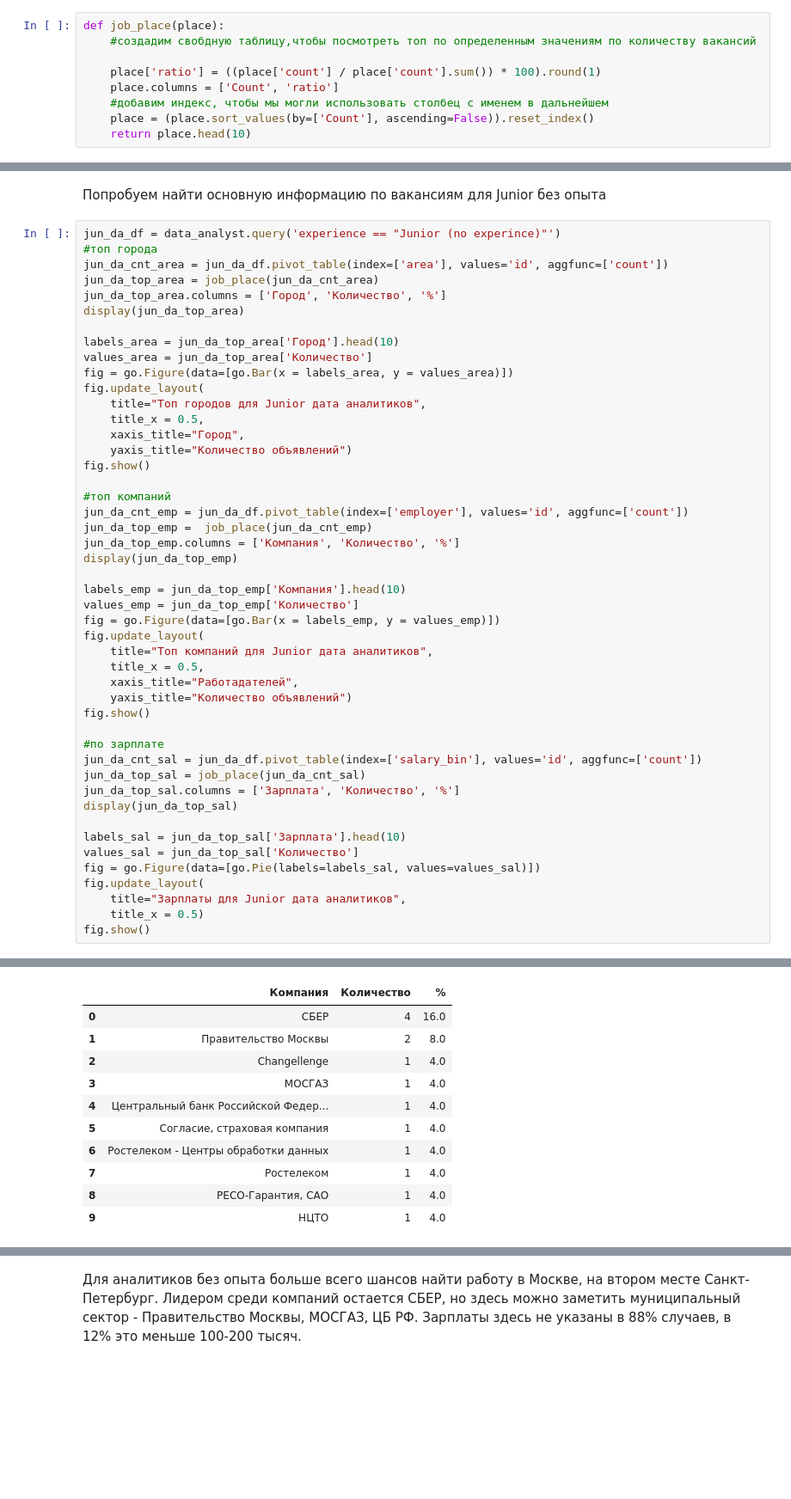
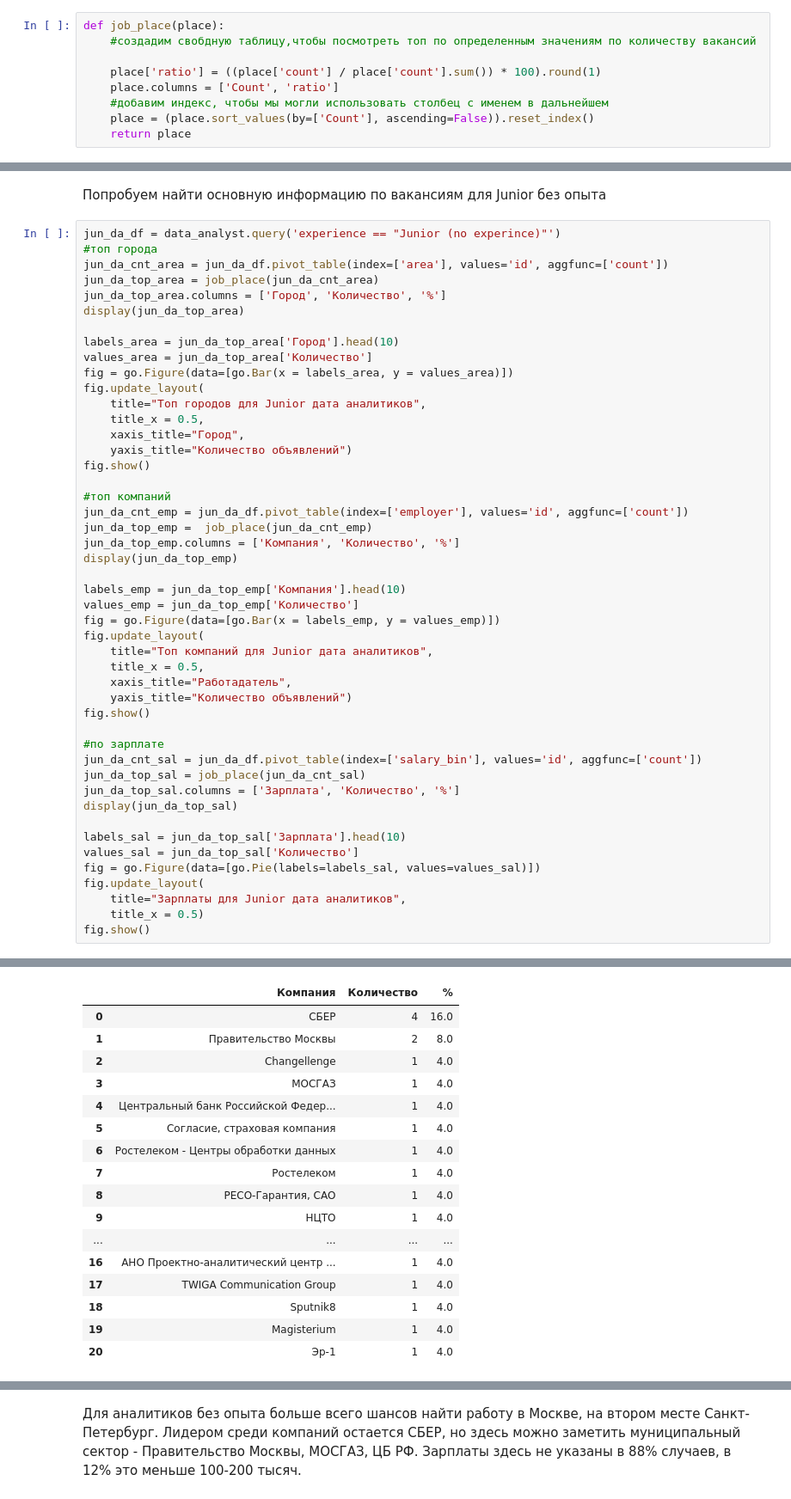
Before and after one commit to AndreyP95/compare_ba_and_da, a Jupyter notebook: comparison_ba_and_da.ipynb, the cells around one changed output, grey strips where cells are left out. Shown at 86% size. Cells and saved outputs as stored; diff of their text form; blank space fills up the shorter version.

```diff
--- a/comparison_ba_and_da.ipynb
+++ b/comparison_ba_and_da.ipynb
@@ -1308,7 +1264,7 @@ def job_place(place):
     place.columns = ['Count', 'ratio']
     #добавим индекс, чтобы мы могли использовать столбец с именем в дальнейшем
     place = (place.sort_values(by=['Count'], ascending=False)).reset_index()
-    return place.head(10)
+    return place
 # %%
 #добавим данный код, чтобы не выводилось сообщение об ошибке
 pd.options.mode.chained_assignment = None #default='warn'
@@ -1745,7 +1709,7 @@ fig = go.Figure(data=[go.Bar(x = labels_emp, y = values_emp)])
 fig.update_layout(
     title="Топ компаний для Junior дата аналитиков",
     title_x = 0.5,
-    xaxis_title="Работадателей",
+    xaxis_title="Работадатель",
     yaxis_title="Количество объявлений")
 fig.show()
 
@@ -1757,33 +1721,39 @@ display(jun_da_top_sal)
 
 labels_sal = jun_da_top_sal['Зарплата'].head(10)
 values_sal = jun_da_top_sal['Количество']
 fig = go.Figure(data=[go.Pie(labels=labels_sal, values=values_sal)])
 fig.update_layout(
     title="Зарплаты для Junior дата аналитиков",
     title_x = 0.5)
 fig.show()
 # %% [output]
 |  | Город | Количество | % |
 | 0 | Москва | 16 | 64.0 |
 | 1 | Санкт-Петербург | 3 | 12.0 |
 | 2 | Байбек | 1 | 4.0 |
 | 3 | Владивосток | 1 | 4.0 |
 | 4 | Ижевск | 1 | 4.0 |
 | 5 | Краснодар | 1 | 4.0 |
 | 6 | Луховицы | 1 | 4.0 |
 | 7 | Нижний Новгород | 1 | 4.0 |
 [interactive output not drawn]
 |  | Компания | Количество | % |
 | 0 | СБЕР | 4 | 16.0 |
 | 1 | Правительство Москвы | 2 | 8.0 |
 | 2 | Changellenge | 1 | 4.0 |
 | 3 | МОСГАЗ | 1 | 4.0 |
 | 4 | Центральный банк Российской Федер... | 1 | 4.0 |
 | 5 | Согласие, страховая компания | 1 | 4.0 |
 | 6 | Ростелеком - Центры обработки данных | 1 | 4.0 |
 | 7 | Ростелеком | 1 | 4.0 |
 | 8 | РЕСО-Гарантия, САО | 1 | 4.0 |
 | 9 | НЦТО | 1 | 4.0 |
+| ... | ... | ... | ... |
+| 16 | АНО Проектно-аналитический центр ... | 1 | 4.0 |
+| 17 | TWIGA Communication Group | 1 | 4.0 |
+| 18 | Sputnik8 | 1 | 4.0 |
+| 19 | Magisterium | 1 | 4.0 |
+| 20 | Эр-1 | 1 | 4.0 |
 [interactive output not drawn]
 |  | Зарплата | Количество | % |
 | 0 | ЗП не указана | 22 | 88.0 |
```
Also changed, not shown: parts of 20 cells of this notebook.
